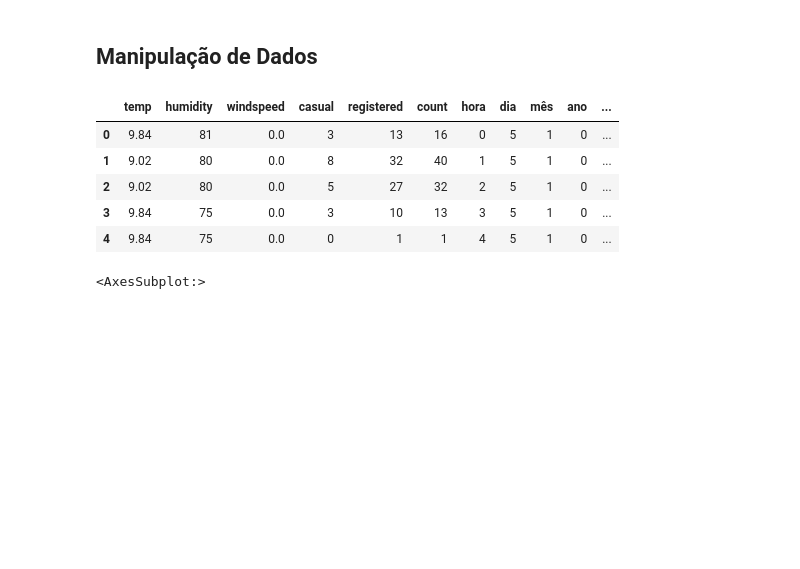
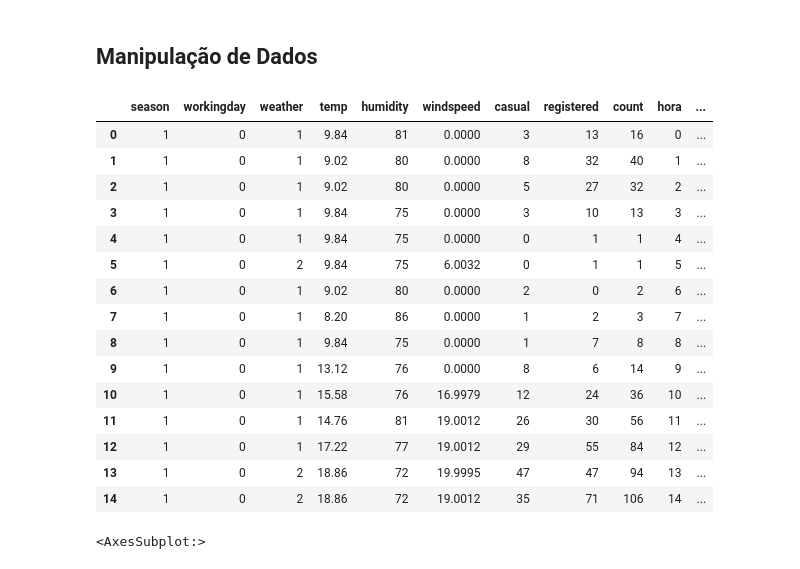
Before and after one commit to Tonny-Francis/Python, a Jupyter notebook: Trabalhos/Machine-Learning/Cópia-vini.ipynb, the cells around one changed output. Drawn from its saved outputs; the diff is of its cells as text; code cells hidden in the pictures; blank space fills up the shorter version.

```diff
--- a/Trabalhos/Machine-Learning/Cópia-vini.ipynb
+++ b/Trabalhos/Machine-Learning/Cópia-vini.ipynb
@@ -124,5 +132,4 @@ treino['ano'] = [t.year for t in pd.DatetimeIndex(treino.datetime)]
 treino['ano'] = treino['ano'].map({2011:0, 2012:1})
 # %%
-treino.drop(['datetime'], axis=1,inplace=True)
+#retirando o que influencia menos no como visto anteriormente
+treino.drop(['datetime','holiday','atemp'], axis=1,inplace=True)
-# %%
-treino.drop('holiday',axis=1,inplace=True)
@@ -135,10 +140,21 @@ treino = pd.get_dummies(treino, columns = [ 'workingday','season', 'weather'], p
-# %%
-treino.head()
-# %% [output]
-|  | temp | humidity | windspeed | casual | registered | count | hora | dia | mês | ano | ... |
-| 0 | 9.84 | 81 | 0.0 | 3 | 13 | 16 | 0 | 5 | 1 | 0 | ... |
-| 1 | 9.02 | 80 | 0.0 | 8 | 32 | 40 | 1 | 5 | 1 | 0 | ... |
-| 2 | 9.02 | 80 | 0.0 | 5 | 27 | 32 | 2 | 5 | 1 | 0 | ... |
-| 3 | 9.84 | 75 | 0.0 | 3 | 10 | 13 | 3 | 5 | 1 | 0 | ... |
-| 4 | 9.84 | 75 | 0.0 | 0 | 1 | 1 | 4 | 5 | 1 | 0 | ... |
+# %%
+#Vendo as 15 primeiras linhas do Df treino
+treino.head(15)
+# %% [output]
+|  | season | workingday | weather | temp | humidity | windspeed | casual | registered | count | hora | ... |
+| 0 | 1 | 0 | 1 | 9.84 | 81 | 0.0000 | 3 | 13 | 16 | 0 | ... |
+| 1 | 1 | 0 | 1 | 9.02 | 80 | 0.0000 | 8 | 32 | 40 | 1 | ... |
+| 2 | 1 | 0 | 1 | 9.02 | 80 | 0.0000 | 5 | 27 | 32 | 2 | ... |
+| 3 | 1 | 0 | 1 | 9.84 | 75 | 0.0000 | 3 | 10 | 13 | 3 | ... |
+| 4 | 1 | 0 | 1 | 9.84 | 75 | 0.0000 | 0 | 1 | 1 | 4 | ... |
+| 5 | 1 | 0 | 2 | 9.84 | 75 | 6.0032 | 0 | 1 | 1 | 5 | ... |
+| 6 | 1 | 0 | 1 | 9.02 | 80 | 0.0000 | 2 | 0 | 2 | 6 | ... |
+| 7 | 1 | 0 | 1 | 8.20 | 86 | 0.0000 | 1 | 2 | 3 | 7 | ... |
+| 8 | 1 | 0 | 1 | 9.84 | 75 | 0.0000 | 1 | 7 | 8 | 8 | ... |
+| 9 | 1 | 0 | 1 | 13.12 | 76 | 0.0000 | 8 | 6 | 14 | 9 | ... |
+| 10 | 1 | 0 | 1 | 15.58 | 76 | 16.9979 | 12 | 24 | 36 | 10 | ... |
+| 11 | 1 | 0 | 1 | 14.76 | 81 | 19.0012 | 26 | 30 | 56 | 11 | ... |
+| 12 | 1 | 0 | 1 | 17.22 | 77 | 19.0012 | 29 | 55 | 84 | 12 | ... |
+| 13 | 1 | 0 | 2 | 18.86 | 72 | 19.9995 | 47 | 47 | 94 | 13 | ... |
+| 14 | 1 | 0 | 2 | 18.86 | 72 | 19.0012 | 35 | 71 | 106 | 14 | ... |
 # %%
```
Also changed, not shown: parts of 15 cells of this notebook.
